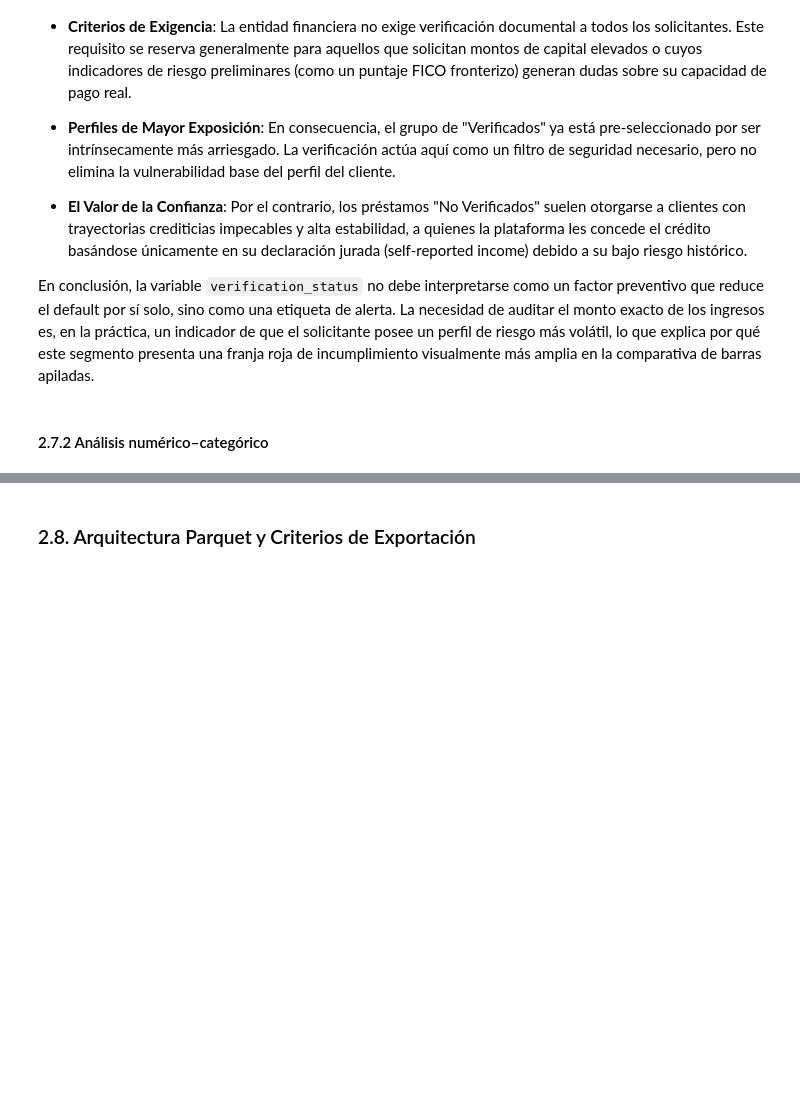
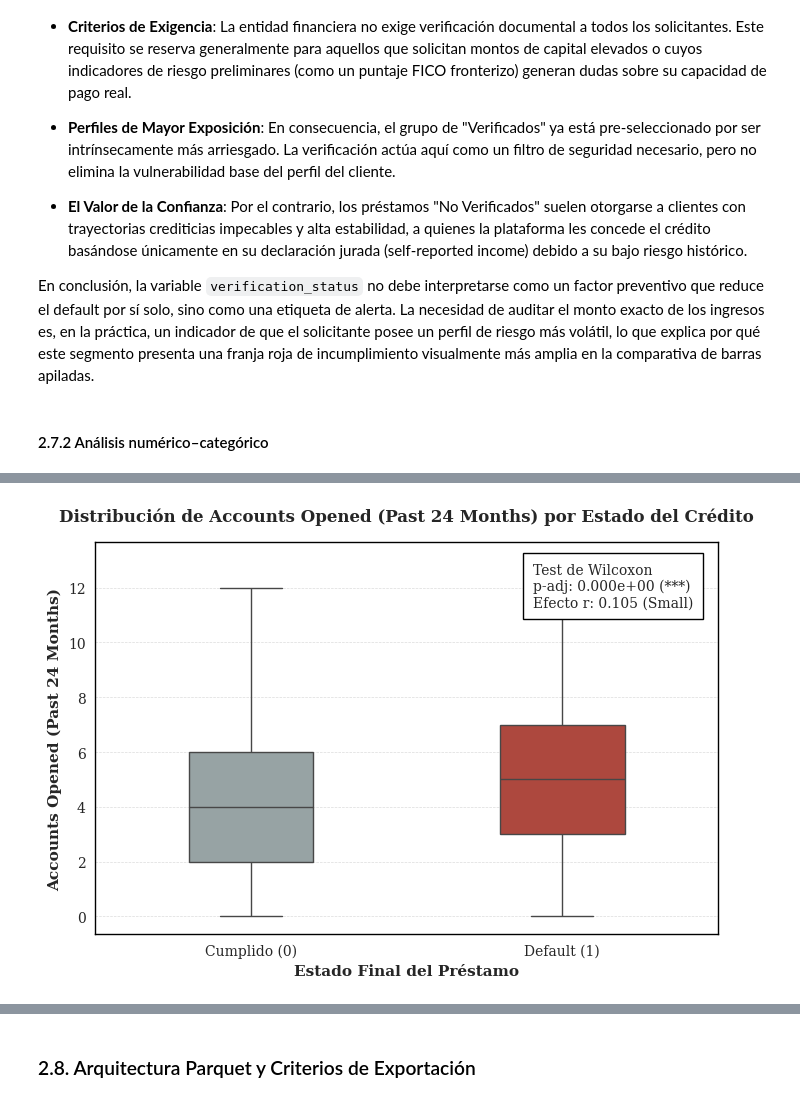
Before and after one commit to cjarango/lending-risk-pyspark, a Jupyter notebook: notebooks/lending-risk-pyspark.ipynb, the cells around one changed output, grey strips where cells are left out. Saved outputs shown, nothing was run; the diff lists cells and outputs as text; code cells hidden in the pictures; blank space fills up the shorter version.

```diff
--- a/notebooks/EDA.ipynb
+++ b/notebooks/lending-risk-pyspark.ipynb
@@ -3397,0 +3529,4 @@ display(styled_contrast)
+# %%
+plot_boxplot(df_reduce, var_col='acc_open_past_24mths', var_label='Accounts Opened (Past 24 Months)', target_col='default', stats_vector=[0.000000, 0.104612])
+# %% [output]
+[figure, added]
```
Also changed, not shown: parts of 52 cells of this notebook.
